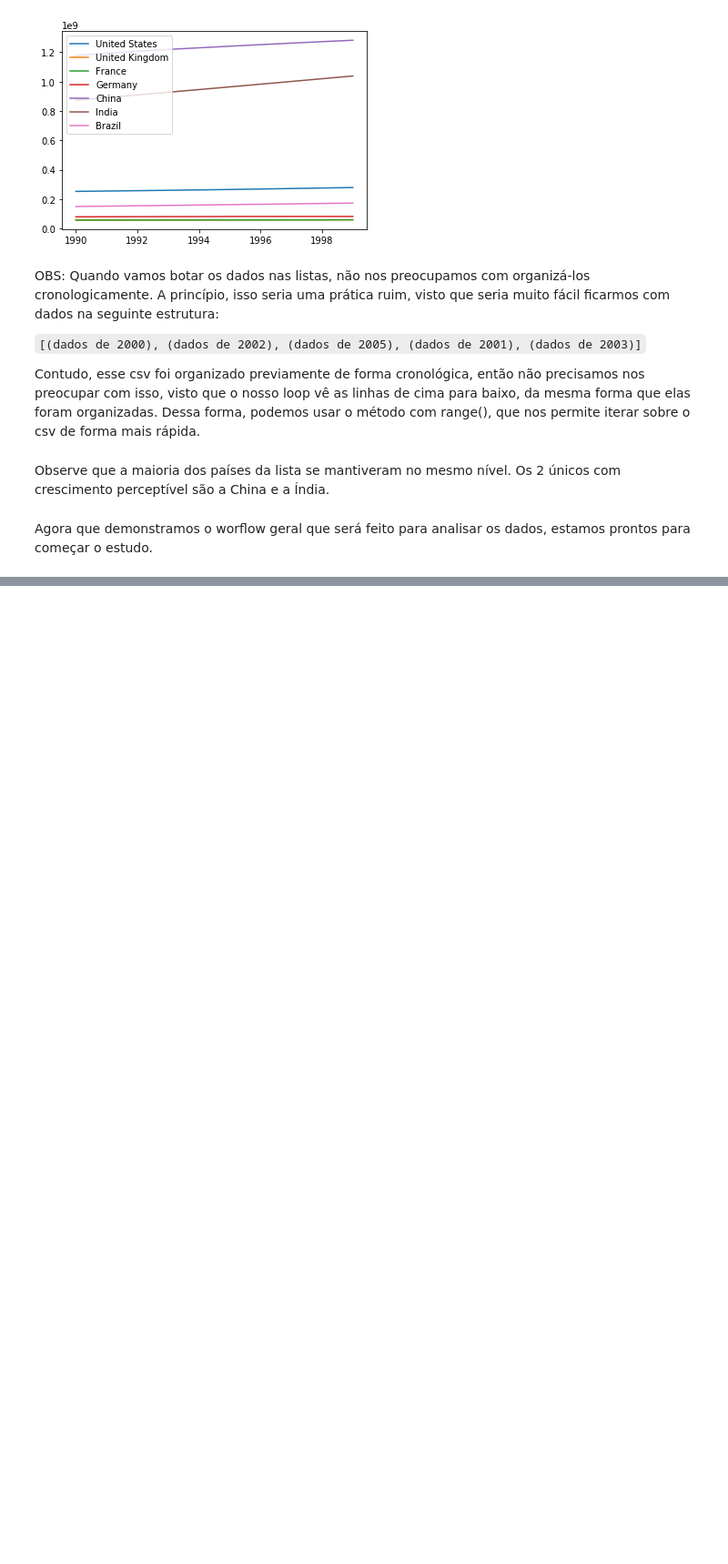
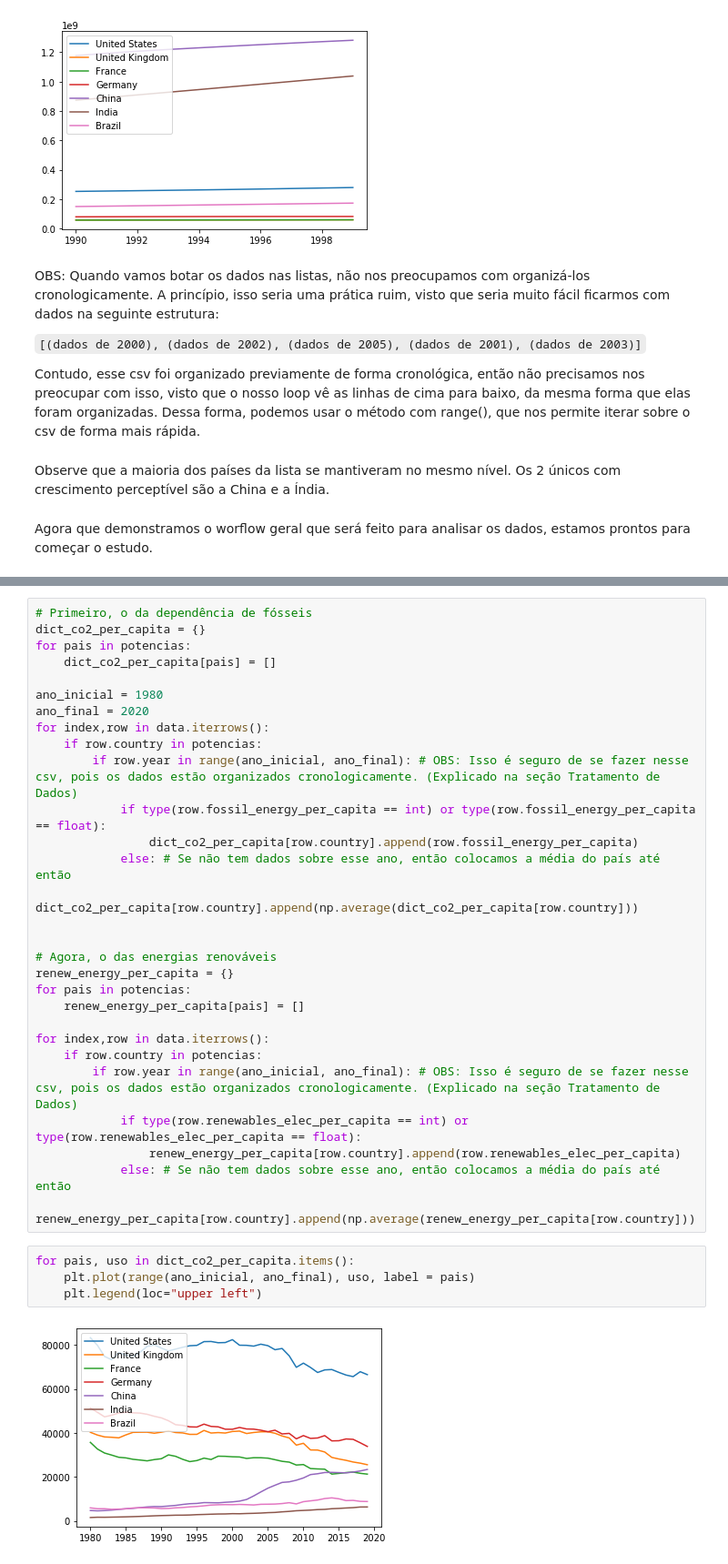
Before and after one commit to leoDomingos/Introducao-ao-aquecimento-global, a Jupyter notebook: main.ipynb, the cells around one changed output, grey strips where cells are left out. Shown: that part at 91% size. Saved outputs shown, nothing was run; the diff lists cells and outputs as text; blank space fills up the shorter version.

```diff
--- a/main.ipynb
+++ b/main.ipynb
@@ -135,0 +163,35 @@ Ao olhar para esse gráfico, podemos rapidamente chegar na conclusão que, para
+# %%
+# Primeiro, o da dependência de fósseis
+dict_co2_per_capita = {}
+for pais in potencias:
+    dict_co2_per_capita[pais] = []
+
+ano_inicial = 1980
+ano_final = 2020
+for index,row in data.iterrows():
+    if row.country in potencias:
+        if row.year in range(ano_inicial, ano_final): # OBS: Isso é seguro de se fazer nesse csv, pois os dados estão organizados cronologicamente. (Explicado na seção Tratamento de Dados)
+            if type(row.fossil_energy_per_capita == int) or type(row.fossil_energy_per_capita == float):
+                dict_co2_per_capita[row.country].append(row.fossil_energy_per_capita)
+            else: # Se não tem dados sobre esse ano, então colocamos a média do país até então
+                dict_co2_per_capita[row.country].append(np.average(dict_co2_per_capita[row.country]))
+
+
+# Agora, o das energias renováveis
+renew_energy_per_capita = {}
+for pais in potencias:
+    renew_energy_per_capita[pais] = []
+
+for index,row in data.iterrows():
+    if row.country in potencias:
+        if row.year in range(ano_inicial, ano_final): # OBS: Isso é seguro de se fazer nesse csv, pois os dados estão organizados cronologicamente. (Explicado na seção Tratamento de Dados)
+            if type(row.renewables_elec_per_capita == int) or type(row.renewables_elec_per_capita == float):
+                renew_energy_per_capita[row.country].append(row.renewables_elec_per_capita)
+            else: # Se não tem dados sobre esse ano, então colocamos a média do país até então
+                renew_energy_per_capita[row.country].append(np.average(renew_energy_per_capita[row.country]))
+# %%
+for pais, uso in dict_co2_per_capita.items():
+    plt.plot(range(ano_inicial, ano_final), uso, label = pais)
+    plt.legend(loc="upper left")
+# %% [output]
+[figure, added]
```
Also changed, not shown: parts of 15 cells of this notebook.
